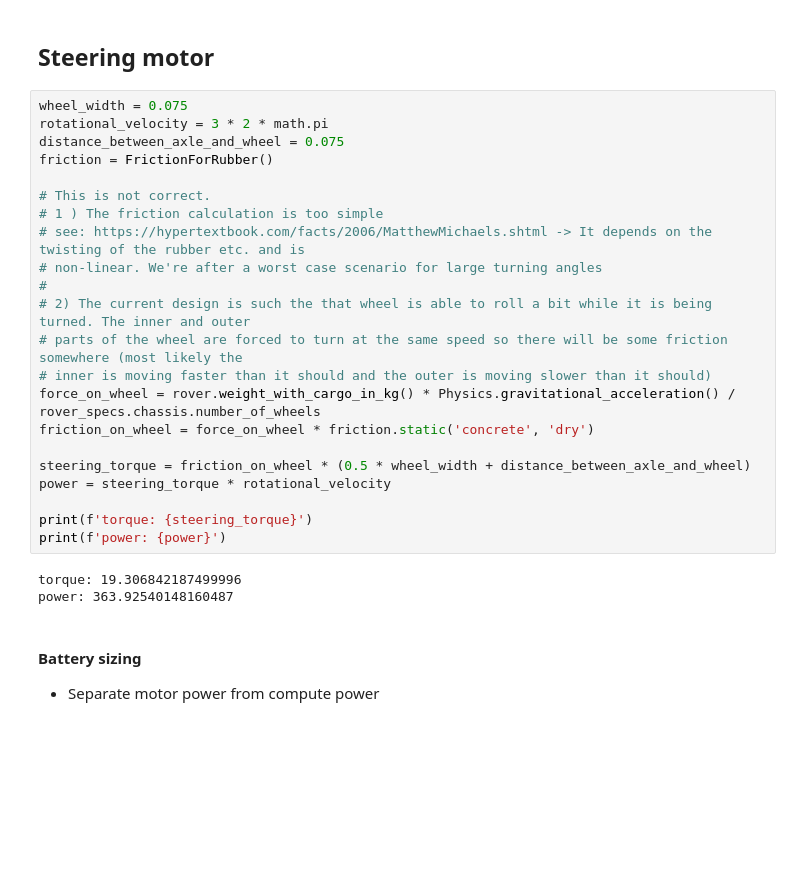
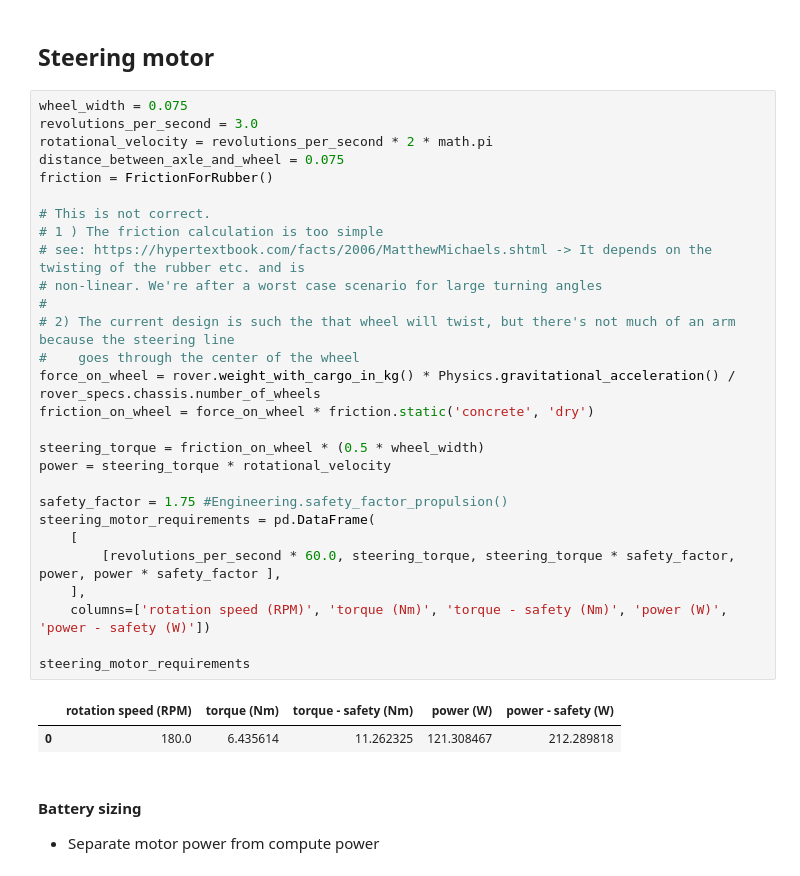
Before and after one commit to pvandervelde/zinger, a Jupyter notebook: mobility.ipynb, the cells around one changed output. Drawn from its saved outputs; the diff is of its cells as text; blank space fills up the shorter version.

Commit message:
Put outputs in a table so they're easier to read

```diff
--- a/mobility.ipynb
+++ b/mobility.ipynb
@@ -178,29 +178,35 @@ motor_geared_requirements
 ## Steering motor
 # %%
 wheel_width = 0.075
-rotational_velocity = 3 * 2 * math.pi
+revolutions_per_second = 3.0
+rotational_velocity = revolutions_per_second * 2 * math.pi
 distance_between_axle_and_wheel = 0.075
 friction = FrictionForRubber()
 
 # This is not correct.
 # 1 ) The friction calculation is too simple
 # see: https://hypertextbook.com/facts/2006/MatthewMichaels.shtml -> It depends on the twisting of the rubber etc. and is
 # non-linear. We're after a worst case scenario for large turning angles
 #
-# 2) The current design is such the that wheel is able to roll a bit while it is being turned. The inner and outer
-# parts of the wheel are forced to turn at the same speed so there will be some friction somewhere (most likely the
-# inner is moving faster than it should and the outer is moving slower than it should)
+# 2) The current design is such the that wheel will twist, but there's not much of an arm because the steering line
+#    goes through the center of the wheel
 force_on_wheel = rover.weight_with_cargo_in_kg() * Physics.gravitational_acceleration() / rover_specs.chassis.number_of_wheels
 friction_on_wheel = force_on_wheel * friction.static('concrete', 'dry')
 
-steering_torque = friction_on_wheel * (0.5 * wheel_width + distance_between_axle_and_wheel)
+steering_torque = friction_on_wheel * (0.5 * wheel_width)
 power = steering_torque * rotational_velocity
 
-print(f'torque: {steering_torque}')
-print(f'power: {power}')
+safety_factor = 1.75 #Engineering.safety_factor_propulsion()
+steering_motor_requirements = pd.DataFrame(
+    [
+        [revolutions_per_second * 60.0, steering_torque, steering_torque * safety_factor, power, power * safety_factor ],
+    ],
+    columns=['rotation speed (RPM)', 'torque (Nm)', 'torque - safety (Nm)', 'power (W)', 'power - safety (W)'])
+
+steering_motor_requirements
 # %% [output]
-torque: 19.306842187499996
-power: 363.92540148160487
+|  | rotation speed (RPM) | torque (Nm) | torque - safety (Nm) | power (W) | power - safety (W) |
+| 0 | 180.0 | 6.435614 | 11.262325 | 121.308467 | 212.289818 |
 # %% [markdown]
 #### Battery sizing
 
```
